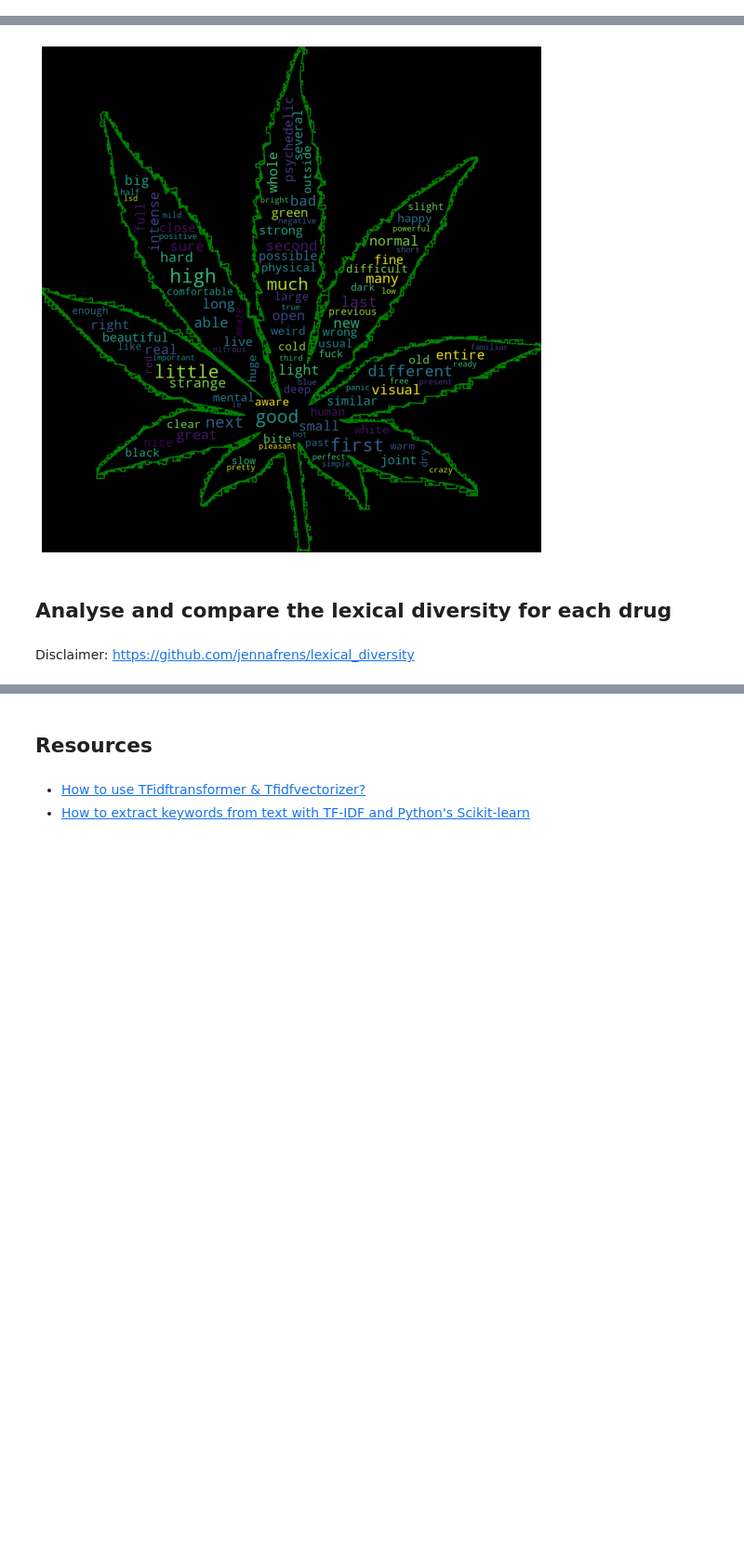
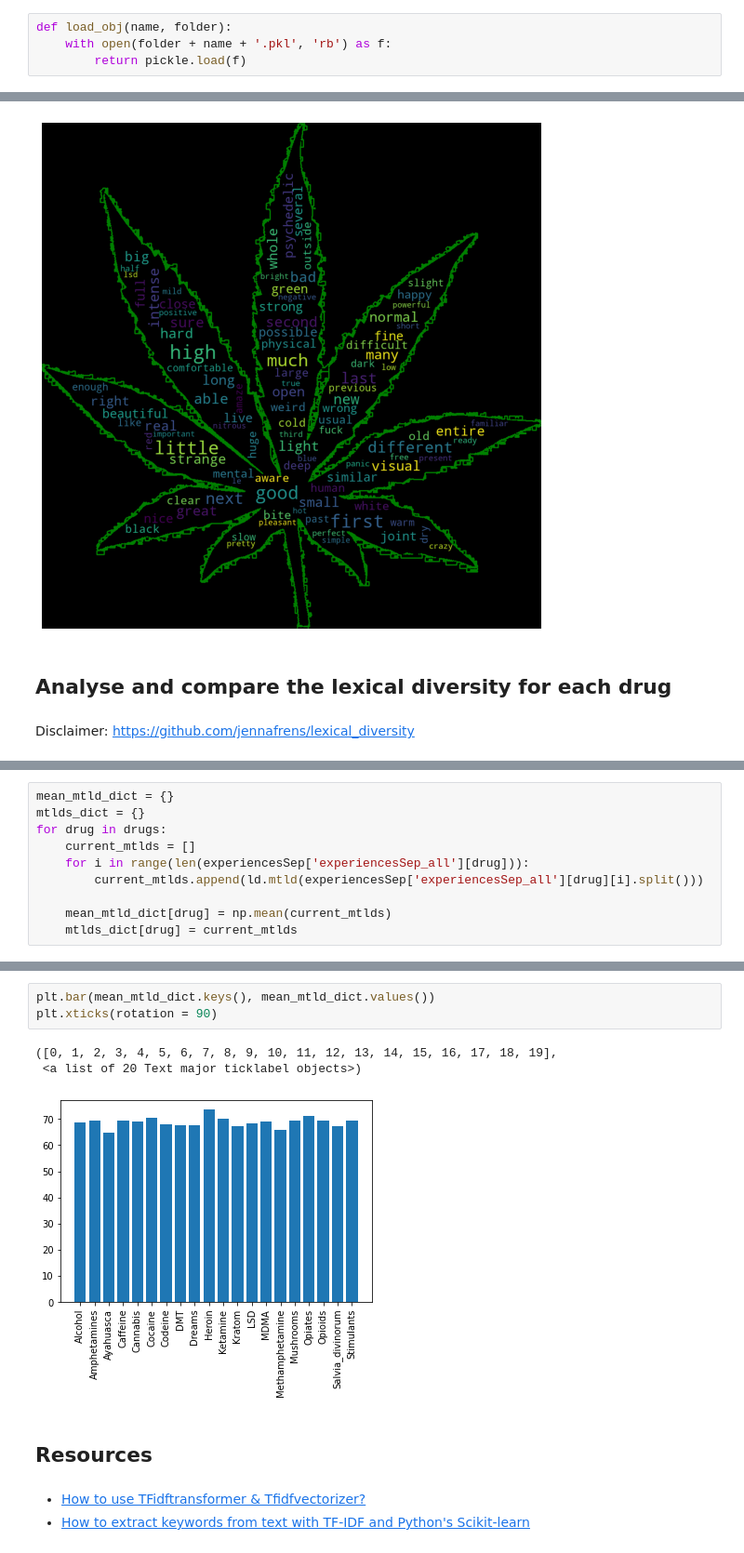
Before and after one commit to cilacal/Psynalisis, a Jupyter notebook: Part1_ErowidExperienceAnalysis/data_analysis.ipynb, the cells around one changed output, grey strips where cells are left out. Shown: that part at 93% size. Saved outputs shown, nothing was run; the diff lists cells and outputs as text; blank space fills up the shorter version.

```diff
--- a/Part1_ErowidExperienceAnalysis/data_analysis.ipynb
+++ b/Part1_ErowidExperienceAnalysis/data_analysis.ipynb
@@ -97,6 +95,10 @@ for wordClass in wordClasses:
 Both, experiencesAll and experiencesSep contains the experiences in a dictionary with the name of the drug as the key. However, in experiencesAll all the experiences belonging to one substance are concatenated into one text, whereas in the experiencesSep they are saved seperately.
 # %% [markdown]
 ## Loading the preprocessed data
+# %%
+def load_obj(name, folder):
+    with open(folder + name + '.pkl', 'rb') as f:
+        return pickle.load(f)
 # %%
 experiencesSep = {}
 experiencesSep["experiencesSep_all"] = load_obj("experiencesSep", destination_folder)
@@ -326,0 +325,10 @@ The lexical diversity of the experiences are compared by each drug used by the b
+# %%
+mean_mtld_dict = {}
+mtlds_dict = {}
+for drug in drugs:
+    current_mtlds = []
+    for i in range(len(experiencesSep['experiencesSep_all'][drug])):
+        current_mtlds.append(ld.mtld(experiencesSep['experiencesSep_all'][drug][i].split()))
+
+    mean_mtld_dict[drug] = np.mean(current_mtlds)
+    mtlds_dict[drug] = current_mtlds
@@ -327,3 +358,10 @@ The lexical diversity of the experiences are compared by each drug used by the b
+# %%
+plt.bar(mean_mtld_dict.keys(), mean_mtld_dict.values())
+plt.xticks(rotation = 90)
+# %% [output]
+([0, 1, 2, 3, 4, 5, 6, 7, 8, 9, 10, 11, 12, 13, 14, 15, 16, 17, 18, 19],
+ <a list of 20 Text major ticklabel objects>)
+[figure, added]
 # %% [markdown]
 ## Resources
 # %% [markdown]
```
Also changed, not shown: parts of 3 cells of this notebook, 2 other files.
